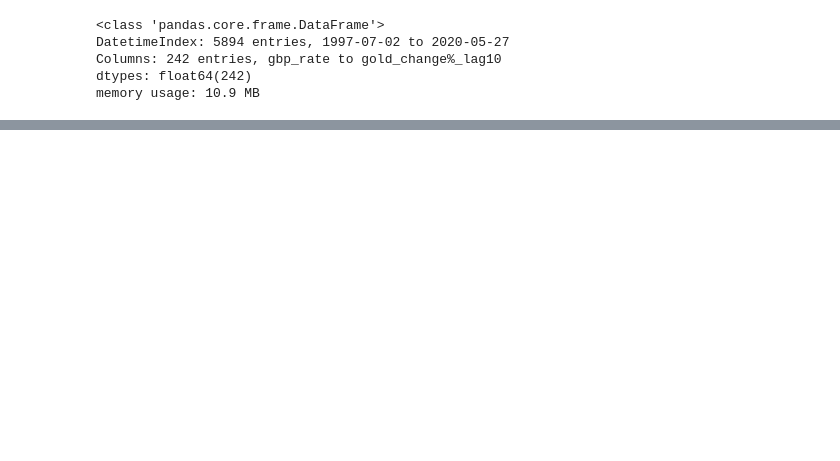
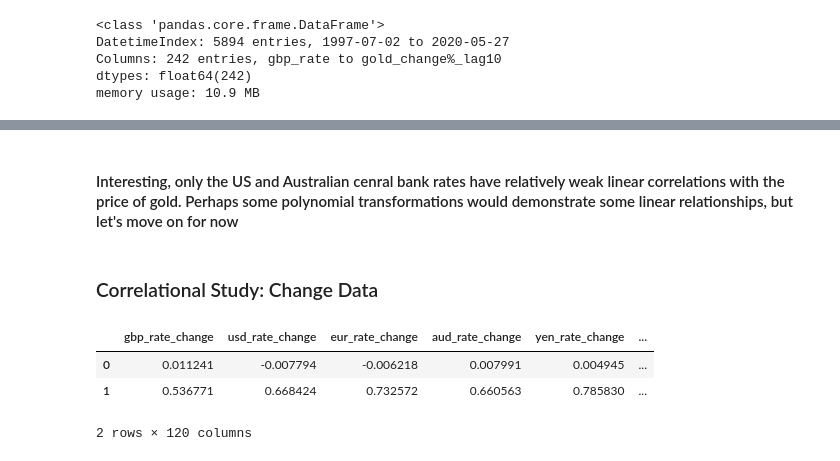
Before and after one commit to jangelchik/interest_equities_gold, a Jupyter notebook: visuals_and_modeling.ipynb, the cells around one changed output, grey strips where cells are left out. Cells and saved outputs as stored; diff of their text form; code cells hidden in the pictures; blank space fills up the shorter version.

```diff
--- a/visuals_and_modeling.ipynb
+++ b/visuals_and_modeling.ipynb
@@ -51,0 +235,2 @@ Australia (AUD): https://www.rba.gov.au/statistics/cash-rate/
+# %% [markdown]
+#### Interesting, only the US and Australian cenral bank rates have relatively weak linear correlations with the price of gold. Perhaps some polynomial transformations would demonstrate some linear relationships, but let's move on for now
@@ -51,0 +243,2 @@ Australia (AUD): https://www.rba.gov.au/statistics/cash-rate/
+# %% [markdown]
+### Correlational Study: Change Data
@@ -51,0 +247,7 @@ Australia (AUD): https://www.rba.gov.au/statistics/cash-rate/
+# %%
+df_r_change.head()
+# %% [output]
+|  | gbp_rate_change | usd_rate_change | eur_rate_change | aud_rate_change | yen_rate_change | ... |
+| 0 | 0.011241 | -0.007794 | -0.006218 | 0.007991 | 0.004945 | ... |
+| 1 | 0.536771 | 0.668424 | 0.732572 | 0.660563 | 0.785830 | ... |
+2 rows × 120 columns
```
Also changed, not shown: parts of 39 cells of this notebook.
